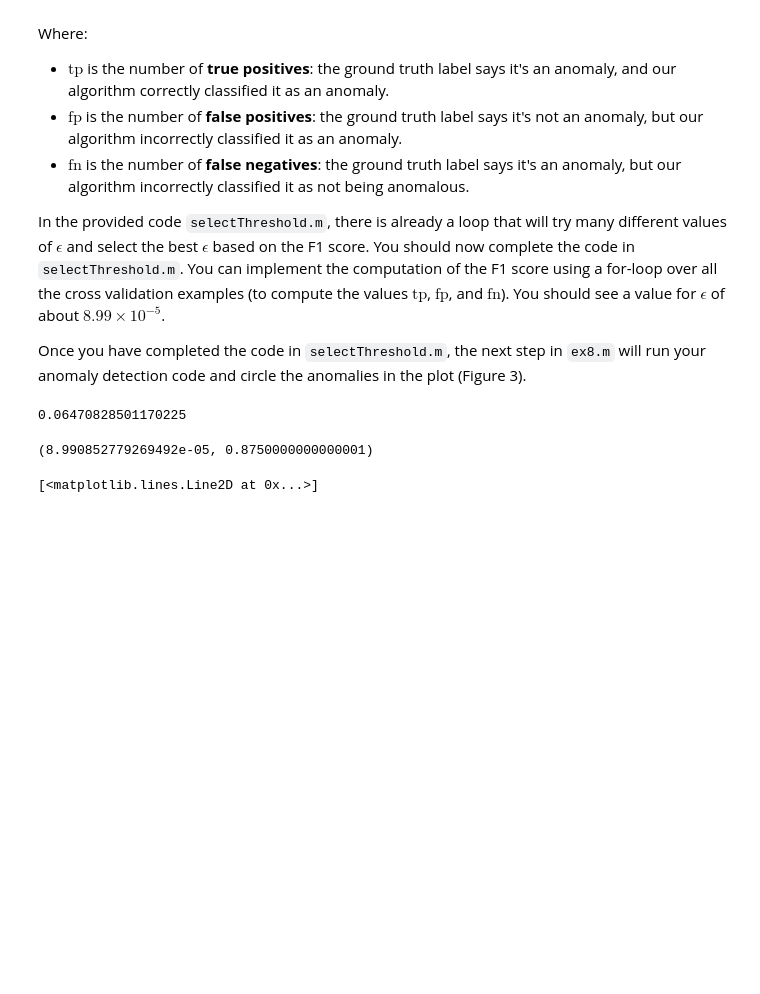
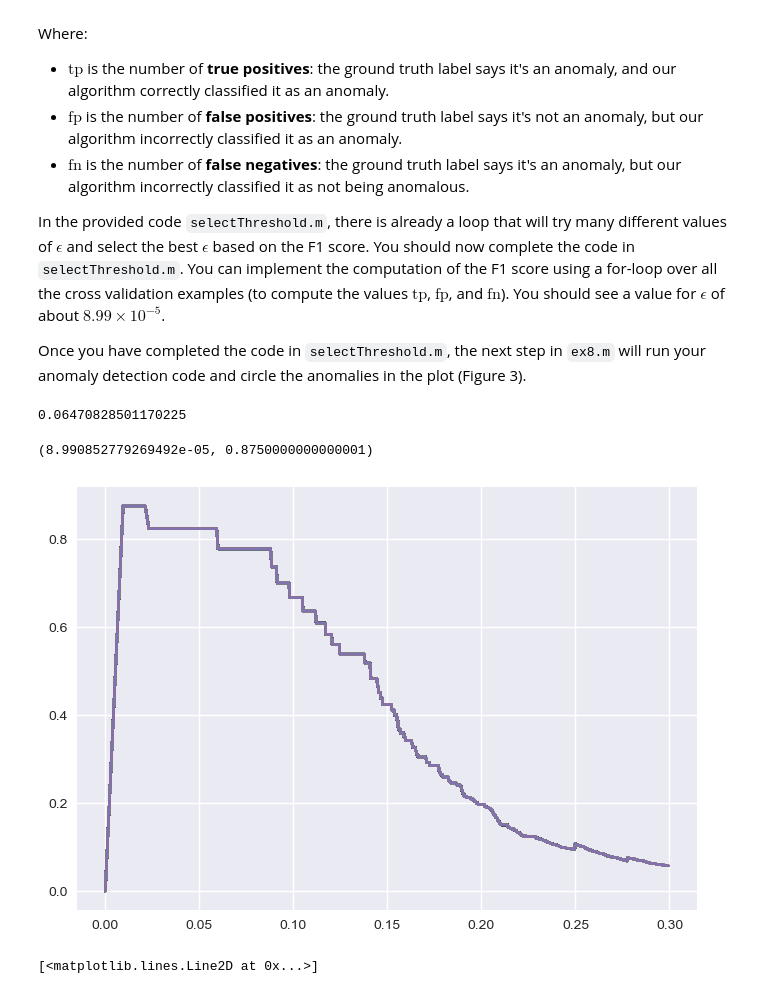
Before and after one commit to samisaf/Learning-AI, a Jupyter notebook: Coursera - Octave Machine Learning/08 Anomaly Detection.ipynb, the cells around one changed output. Cells and saved outputs as stored; diff of their text form; code cells hidden in the pictures; blank space fills up the shorter version.

```diff
--- a/Coursera - Octave Machine Learning/08 Anomaly Detection.ipynb
+++ b/Coursera - Octave Machine Learning/08 Anomaly Detection.ipynb
@@ -154,16 +154,14 @@ multivariateGaussian(X1[0], mu, sigma2)
 # %% [output]
 0.06470828501170225
 # %%
-def selectThreshold(y_val, p_val):
+def selectThreshold(y_val, p_val, debug=False):
     """
     Finds the best threshold to use for selecting outliers based on:
     the results from a validation set (p_val) and the ground truth (y_val)
     """
 
-    best_epsilon = 0
-    best_F1 = 0
-    F1 = 0
-
+    best_epsilon, best_F1, F1 = 0, 0, 0
+    es, f1s = [], []
     step_size = (max(p_val) - min(p_val)) / 1000
 
     for epsilon in np.arange(min(p_val), max(p_val), step_size):
@@ -182,17 +180,24 @@ def selectThreshold(y_val, p_val):
         # Calculate F1 score
         F1 = 2 * (precision * recall) / (precision + recall) if (precision + recall) != 0 else 0
 
+        es.append(epsilon)
+        f1s.append(F1)
+
         if F1 > best_F1:
             best_F1 = F1
             best_epsilon = epsilon
 
+        if debug:
+            plt.plot(np.sqrt(es),f1s)
+
     return best_epsilon, best_F1
 # %%
 pval1 = multivariateGaussian(Xval1, mu, sigma2)
-epsilon, F1 = selectThreshold(yval1, pval1)
+epsilon, F1 = selectThreshold(yval1, pval1, debug=True)
 epsilon, F1
 # %% [output]
 (8.990852779269492e-05, 0.8750000000000001)
+[figure, added]
 # %%
 # Find the outliers in the training set
 mu, sigma2 = estimateGaussian(X1)
```
